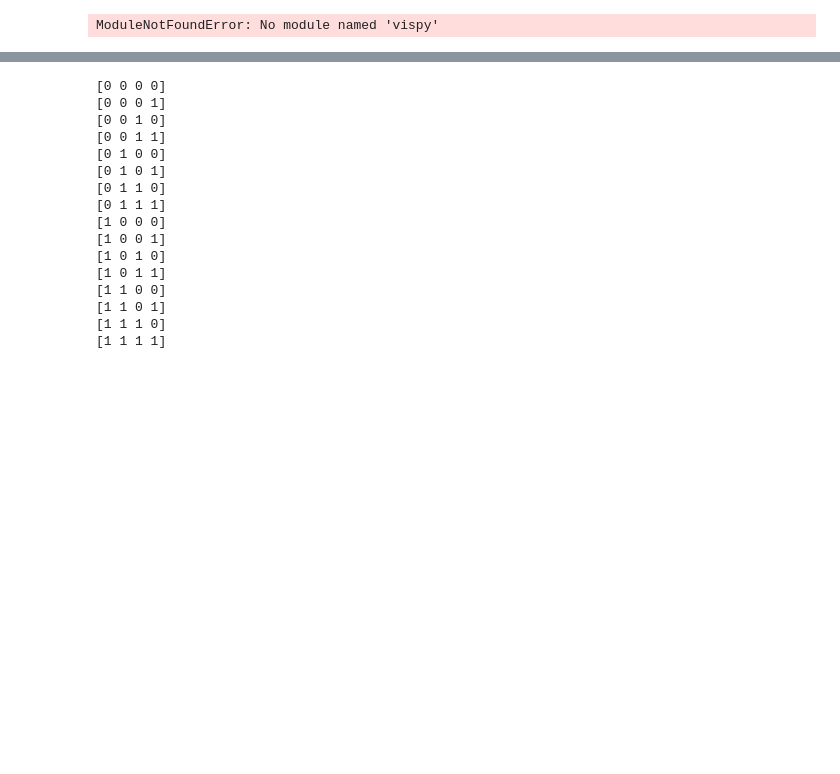
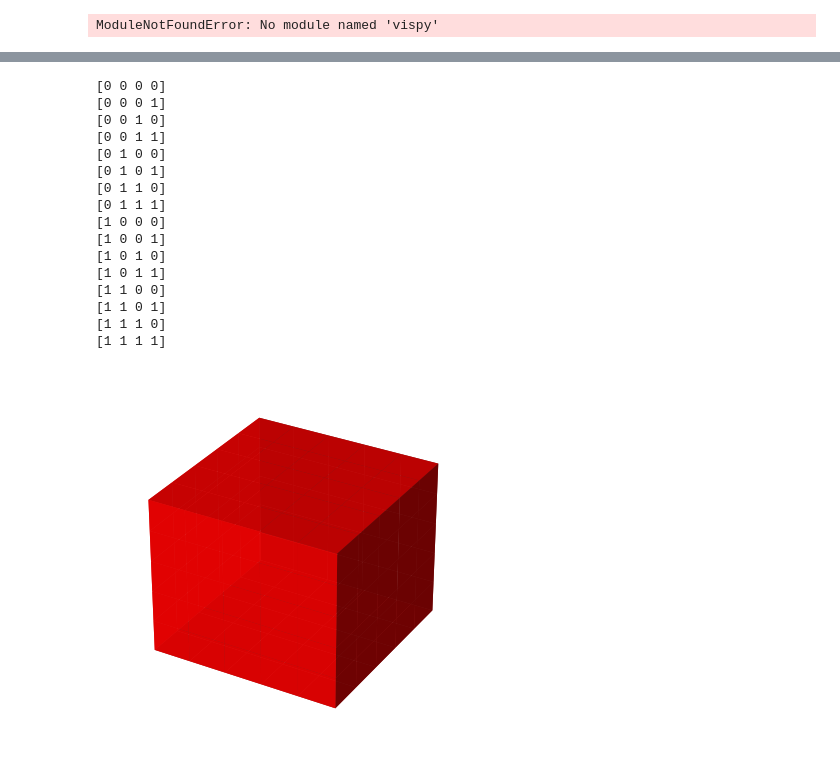
Before and after one commit to bcollister01/plb_quarto, a Jupyter notebook: scrap_notebook.ipynb, the cells around one changed output, grey strips where cells are left out. Cells and saved outputs as stored; diff of their text form; code cells hidden in the pictures; blank space fills up the shorter version.

```diff
--- a/scrap_notebook.ipynb
+++ b/scrap_notebook.ipynb
@@ -91,7 +90,7 @@ pieces
 axes = [5, 5, 5]
 
 # Create Data
-data = np.ones(axes, dtype=np.bool)
+data = np.ones(axes, dtype=bool)
 
 # Control Transparency
 alpha = 0.9
@@ -108,33 +107,34 @@ ax = fig.add_subplot(111, projection='3d')
 # Voxels is used to customizations of the
 # sizes, positions and colors.
 ax.voxels(data, facecolors=colors)
 
 ax.axis('off')
 ax.grid(False)
 ax.set_xticks([])
 ax.set_yticks([])
 ax.set_zticks([])
 plt.savefig('test.png', dpi = 400, transparent = True)
 
 for i in pieces:
     print(i)
 # %% [output]
 [0 0 0 0]
 [0 0 0 1]
 [0 0 1 0]
 [0 0 1 1]
 [0 1 0 0]
 [0 1 0 1]
 [0 1 1 0]
 [0 1 1 1]
 [1 0 0 0]
 [1 0 0 1]
 [1 0 1 0]
 [1 0 1 1]
 [1 1 0 0]
 [1 1 0 1]
 [1 1 1 0]
 [1 1 1 1]
+[figure, added]
 # %%
 def cuboid_data(o, size=(1,1,1)):
     # code taken from
```
Also changed, not shown: parts of 5 cells of this notebook, 9 other files.
